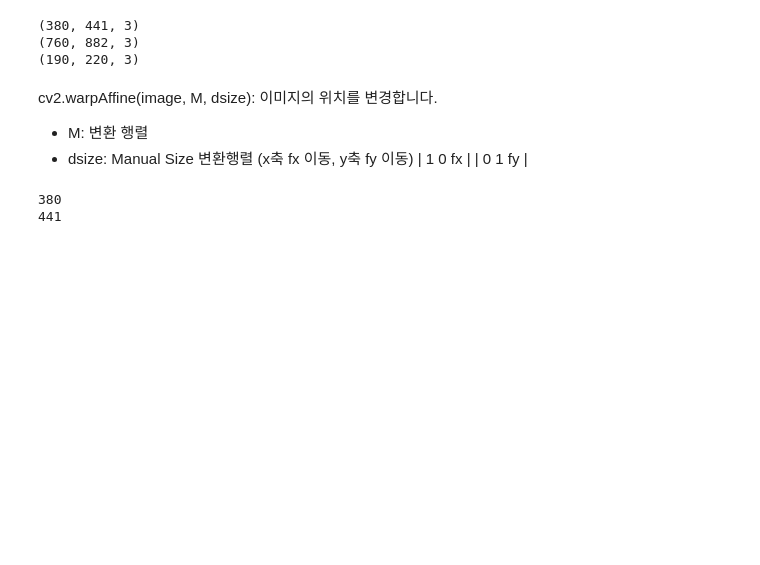
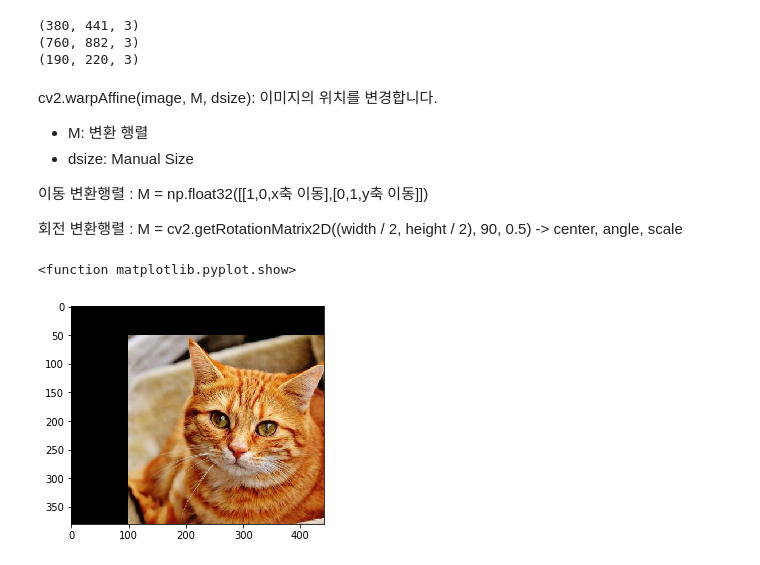
Before and after one commit to simonryu/Python-Data_Analysis-and-Image-Processing-Tutorial, a Jupyter notebook: OpenCV 이미지 변형.ipynb, the cells around one changed output. Saved outputs shown, nothing was run; the diff lists cells and outputs as text; code cells hidden in the pictures; blank space fills up the shorter version.

```diff
--- a/OpenCV 이미지 변형.ipynb
+++ b/OpenCV 이미지 변형.ipynb
@@ -56,19 +56,24 @@ print(shrink.shape) # (190, 220, 3)
 cv2.warpAffine(image, M, dsize): 이미지의 위치를 변경합니다.
 *   M: 변환 행렬
 *   dsize: Manual Size
-변환행렬 (x축 fx 이동, y축 fy 이동)
-| 1 0 fx |
-| 0 1 fy |
+
+이동 변환행렬 : M = np.float32([[1,0,x축 이동],[0,1,y축 이동]])
+
+회전 변환행렬 : M = cv2.getRotationMatrix2D((width / 2, height / 2), 90, 0.5) -> center, angle, scale
 # %%
 import cv2
 import matplotlib.pyplot as plt
 import numpy as np
 
 img = cv2.imread("cat.jpg")
+height,width = img.shape[:2]
 
-height,length = img.shape[:2]
-print(height)
-print(length)
+#변환행렬 설정
+M = np.float32([[1,0,100],[0,1,50]])
+dst = cv2.warpAffine(img,M,(width,height))
+
+plt.imshow(cv2.cvtColor(dst,cv2.COLOR_BGR2RGB))
+plt.show
 # %% [output]
-380
-441
+<function matplotlib.pyplot.show>
+[figure, added]
```
Also changed, not shown: parts of 1 cell of this notebook.
